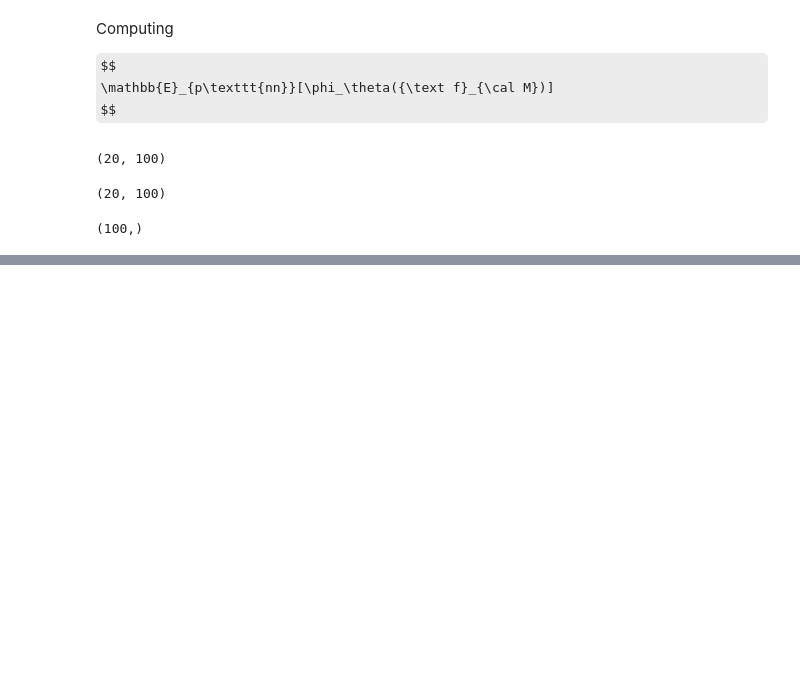
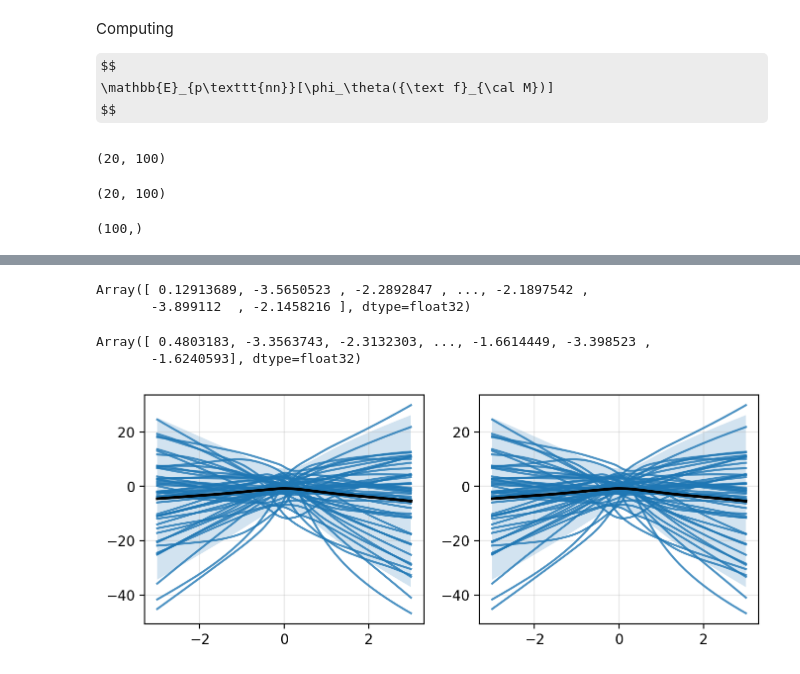
Before and after one commit to gerdm/bayes, a Jupyter notebook: functional-prior-bnn.ipynb, the cells around one changed output, grey strips where cells are left out. Saved outputs shown, nothing was run; the diff lists cells and outputs as text; code cells hidden in the pictures; some formulas as TeX source; blank space fills up the shorter version.

```diff
--- a/functional-prior-bnn.ipynb
+++ b/functional-prior-bnn.ipynb
@@ -278,0 +335,5 @@ Array(1.0208907, dtype=float32)
+# %%
+grads = grad_l1(bel_bnn_init, params_l1_init, key, Xm)
+state_l1.apply_gradients(grads=grads);
+
+loss, grads = grad_bnn(bel_bnn_init, params_l1_init, key, Xm)
@@ -278,0 +358,40 @@ Array(1.0208907, dtype=float32)
+# %%
+losses = []
+
+for e in (pbar := tqdm(range(100))):
+    keyt = jax.random.fold_in(key, e)
+    state_l1, state_bnn, loss = update_step(keyt, state_bnn, state_l1)
+    losses.append(loss.item())
+    pbar.set_description(f"{loss=:0.6f}")
+# %%
+samples_cold = bnn.sample_pp(key_bnn, bel_bnn_init, xtest, n_samples)
+samples_warm = bnn.sample_pp(key_bnn, state_bnn.params, xtest, n_samples)
+# %%
+samples = samples_cold
+# %%
+ravel_pytree(state_bnn.params.logvar)[0]
+# %% [output]
+Array([ 0.12913689, -3.5650523 , -2.2892847 , ..., -2.1897542 ,
+       -3.899112  , -2.1458216 ], dtype=float32)
+# %%
+ravel_pytree(bel_bnn_init.logvar)[0]
+# %% [output]
+Array([ 0.4803183, -3.3563743, -2.3132303, ..., -1.6614449, -3.398523 ,
+       -1.6240593], dtype=float32)
+# %%
+fig, axs = plt.subplots(1, 2, figsize=(8, 3))
+for ax, sample in zip(axs, [samples_cold, samples_warm]):
+    mean = samples.mean(axis=0)
+    std = samples.std(axis=0)
+
+    lbound = mean - 2 * std
+    ubound = mean + 2 * std
+
+    for sample in samples:
+        ax.plot(xtest.ravel(), sample, c="tab:blue", alpha=0.8)
+    ax.grid(alpha=0.3)
+
+    ax.fill_between(xtest.ravel(), lbound, ubound, alpha=0.2)
+    ax.plot(xtest.ravel(), mean, c="black", linewidth=2)
+# %% [output]
+[figure, added]
```
Also changed, not shown: parts of 19 cells of this notebook.
